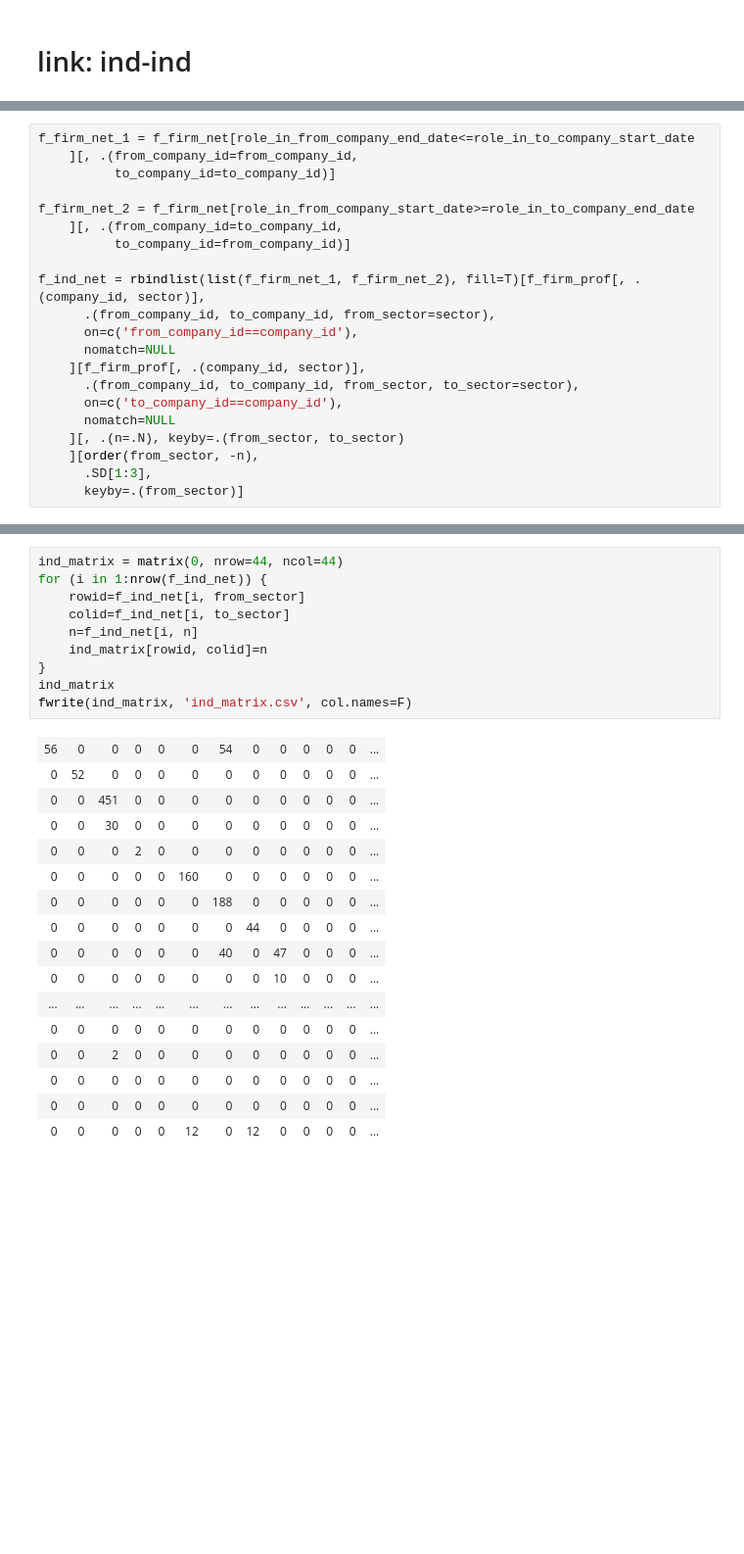
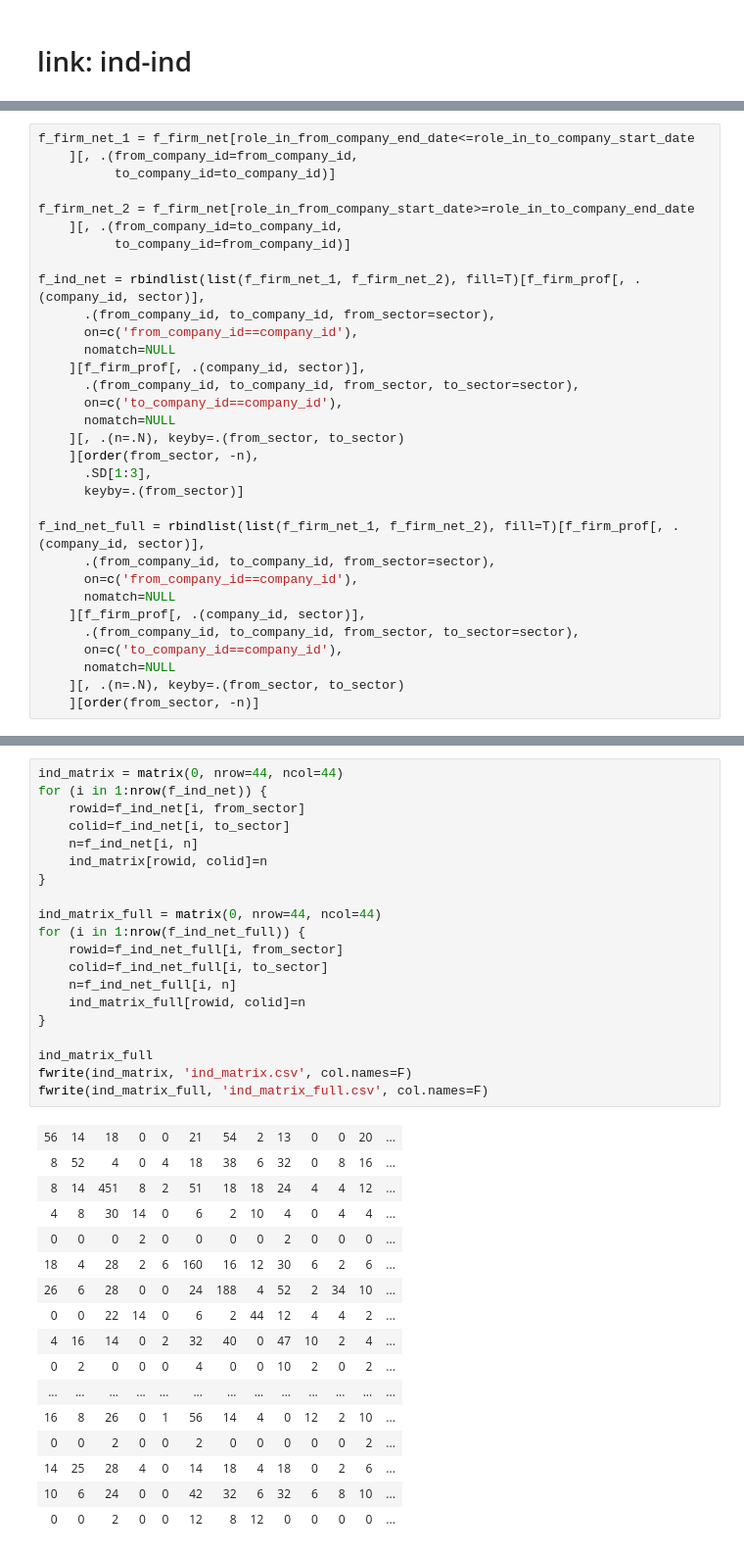
Before and after one commit to YuanyuanTong/CompanyLinks, a Jupyter notebook: data/firm-link.ipynb, the cells around one changed output, grey strips where cells are left out. Shown at 98% size. Drawn from its saved outputs; the diff is of its cells as text; blank space fills up the shorter version.

Commit message:
add sector adjacency matrix (without filtering)

```diff
--- a/data/firm-link.ipynb
+++ b/data/firm-link.ipynb
@@ -477,3 +465,14 @@ f_ind_net = rbindlist(list(f_firm_net_1, f_firm_net_2), fill=T)[f_firm_prof[, .(
     ][order(from_sector, -n),
       .SD[1:3],
       keyby=.(from_sector)]
+
+f_ind_net_full = rbindlist(list(f_firm_net_1, f_firm_net_2), fill=T)[f_firm_prof[, .(company_id, sector)],
+      .(from_company_id, to_company_id, from_sector=sector),
+      on=c('from_company_id==company_id'),
+      nomatch=NULL
+    ][f_firm_prof[, .(company_id, sector)],
+      .(from_company_id, to_company_id, from_sector, to_sector=sector),
+      on=c('to_company_id==company_id'),
+      nomatch=NULL
+    ][, .(n=.N), keyby=.(from_sector, to_sector)
+    ][order(from_sector, -n)]
@@ -524,28 +503,38 @@ f_ind_net[1:10]
 # %%
 ind_matrix = matrix(0, nrow=44, ncol=44)
 for (i in 1:nrow(f_ind_net)) {
     rowid=f_ind_net[i, from_sector]
     colid=f_ind_net[i, to_sector]
     n=f_ind_net[i, n]
     ind_matrix[rowid, colid]=n
 }
-ind_matrix
+
+ind_matrix_full = matrix(0, nrow=44, ncol=44)
+for (i in 1:nrow(f_ind_net_full)) {
+    rowid=f_ind_net_full[i, from_sector]
+    colid=f_ind_net_full[i, to_sector]
+    n=f_ind_net_full[i, n]
+    ind_matrix_full[rowid, colid]=n
+}
+
+ind_matrix_full
 fwrite(ind_matrix, 'ind_matrix.csv', col.names=F)
+fwrite(ind_matrix_full, 'ind_matrix_full.csv', col.names=F)
 # %% [output]
-| 56 | 0 | 0 | 0 | 0 | 0 | 54 | 0 | 0 | 0 | 0 | 0 | ... |
-| 0 | 52 | 0 | 0 | 0 | 0 | 0 | 0 | 0 | 0 | 0 | 0 | ... |
-| 0 | 0 | 451 | 0 | 0 | 0 | 0 | 0 | 0 | 0 | 0 | 0 | ... |
-| 0 | 0 | 30 | 0 | 0 | 0 | 0 | 0 | 0 | 0 | 0 | 0 | ... |
-| 0 | 0 | 0 | 2 | 0 | 0 | 0 | 0 | 0 | 0 | 0 | 0 | ... |
-| 0 | 0 | 0 | 0 | 0 | 160 | 0 | 0 | 0 | 0 | 0 | 0 | ... |
-| 0 | 0 | 0 | 0 | 0 | 0 | 188 | 0 | 0 | 0 | 0 | 0 | ... |
-| 0 | 0 | 0 | 0 | 0 | 0 | 0 | 44 | 0 | 0 | 0 | 0 | ... |
-| 0 | 0 | 0 | 0 | 0 | 0 | 40 | 0 | 47 | 0 | 0 | 0 | ... |
-| 0 | 0 | 0 | 0 | 0 | 0 | 0 | 0 | 10 | 0 | 0 | 0 | ... |
+| 56 | 14 | 18 | 0 | 0 | 21 | 54 | 2 | 13 | 0 | 0 | 20 | ... |
+| 8 | 52 | 4 | 0 | 4 | 18 | 38 | 6 | 32 | 0 | 8 | 16 | ... |
+| 8 | 14 | 451 | 8 | 2 | 51 | 18 | 18 | 24 | 4 | 4 | 12 | ... |
+| 4 | 8 | 30 | 14 | 0 | 6 | 2 | 10 | 4 | 0 | 4 | 4 | ... |
+| 0 | 0 | 0 | 2 | 0 | 0 | 0 | 0 | 2 | 0 | 0 | 0 | ... |
+| 18 | 4 | 28 | 2 | 6 | 160 | 16 | 12 | 30 | 6 | 2 | 6 | ... |
+| 26 | 6 | 28 | 0 | 0 | 24 | 188 | 4 | 52 | 2 | 34 | 10 | ... |
+| 0 | 0 | 22 | 14 | 0 | 6 | 2 | 44 | 12 | 4 | 4 | 2 | ... |
+| 4 | 16 | 14 | 0 | 2 | 32 | 40 | 0 | 47 | 10 | 2 | 4 | ... |
+| 0 | 2 | 0 | 0 | 0 | 4 | 0 | 0 | 10 | 2 | 0 | 2 | ... |
 | ... | ... | ... | ... | ... | ... | ... | ... | ... | ... | ... | ... | ... |
-| 0 | 0 | 0 | 0 | 0 | 0 | 0 | 0 | 0 | 0 | 0 | 0 | ... |
-| 0 | 0 | 2 | 0 | 0 | 0 | 0 | 0 | 0 | 0 | 0 | 0 | ... |
-| 0 | 0 | 0 | 0 | 0 | 0 | 0 | 0 | 0 | 0 | 0 | 0 | ... |
-| 0 | 0 | 0 | 0 | 0 | 0 | 0 | 0 | 0 | 0 | 0 | 0 | ... |
-| 0 | 0 | 0 | 0 | 0 | 12 | 0 | 12 | 0 | 0 | 0 | 0 | ... |
+| 16 | 8 | 26 | 0 | 1 | 56 | 14 | 4 | 0 | 12 | 2 | 10 | ... |
+| 0 | 0 | 2 | 0 | 0 | 2 | 0 | 0 | 0 | 0 | 0 | 2 | ... |
+| 14 | 25 | 28 | 4 | 0 | 14 | 18 | 4 | 18 | 0 | 2 | 6 | ... |
+| 10 | 6 | 24 | 0 | 0 | 42 | 32 | 6 | 32 | 6 | 8 | 10 | ... |
+| 0 | 0 | 2 | 0 | 0 | 12 | 8 | 12 | 0 | 0 | 0 | 0 | ... |
 x being coerced from class: matrix to data.table
```
Also changed, not shown: parts of 7 cells of this notebook, 4 other files.
